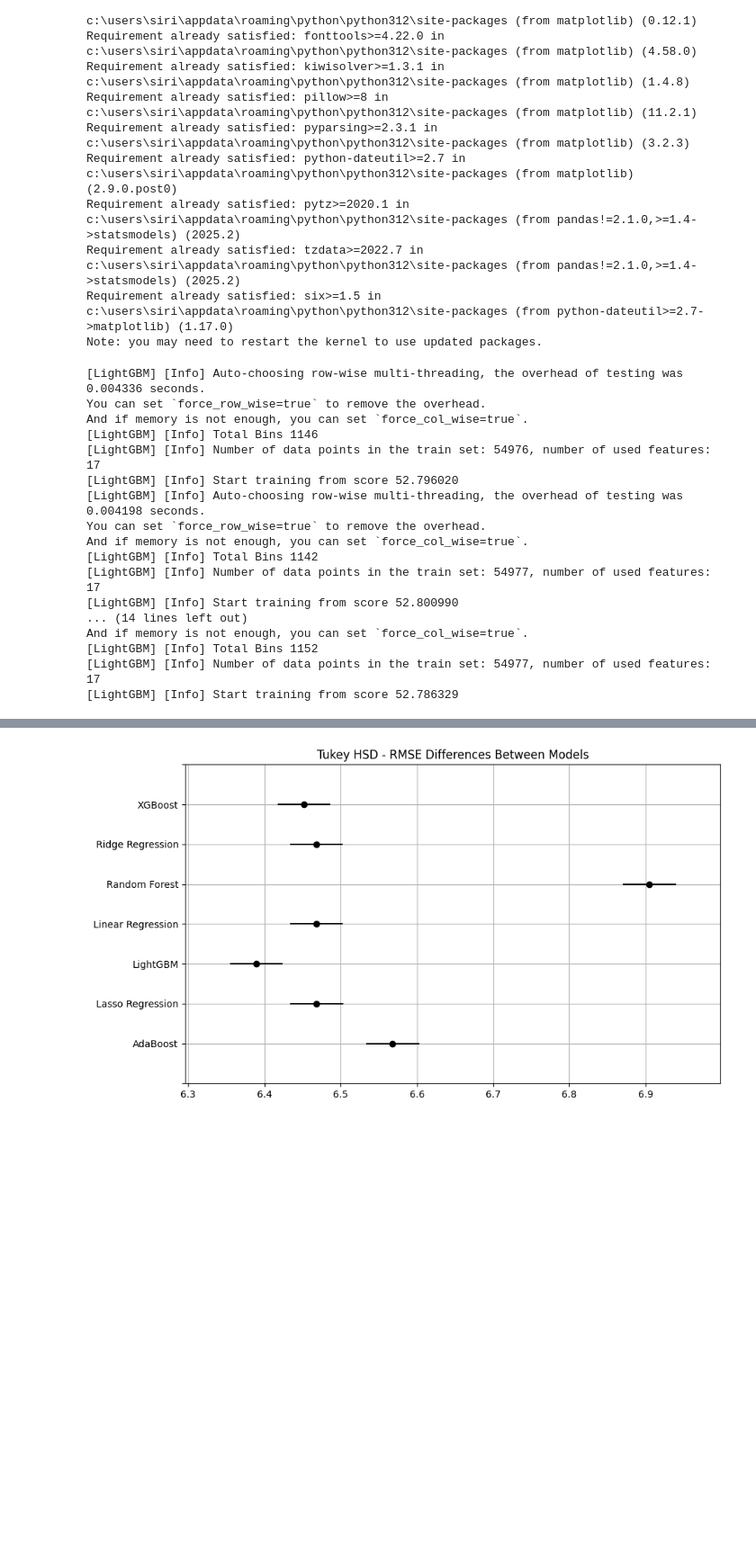
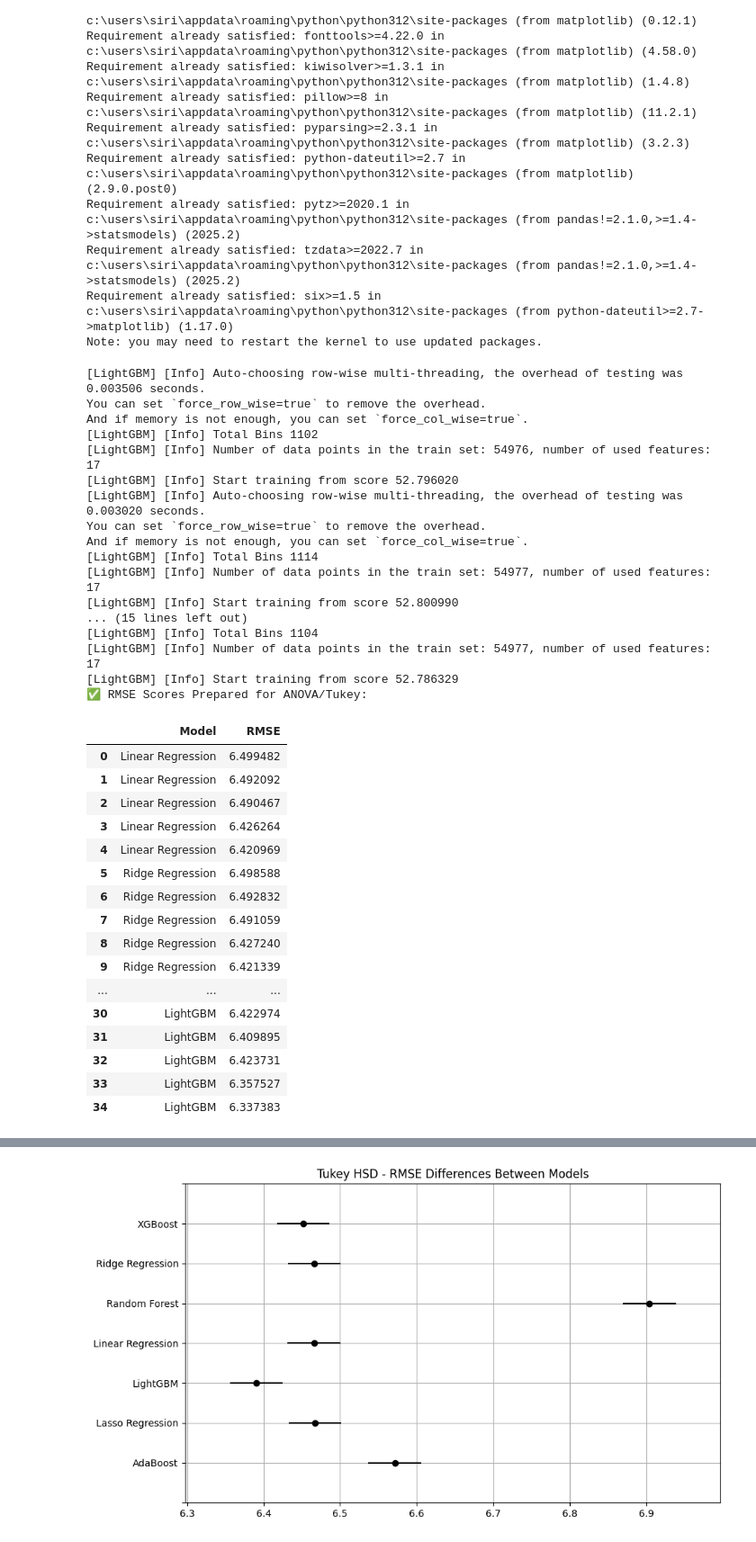
Before and after one commit to uallani/biological_age_predictor, a Jupyter notebook: notebooks/03_Modeling_and_Evaluation.ipynb, the cells around one changed output, grey strips where cells are left out. Shown at 90% size. Saved outputs shown, nothing was run; the diff lists cells and outputs as text; code cells hidden in the pictures; blank space fills up the shorter version.

```diff
--- a/notebooks/03_Modeling_and_Evaluation.ipynb
+++ b/notebooks/03_Modeling_and_Evaluation.ipynb
@@ -214,49 +253,77 @@ from lightgbm import LGBMRegressor
 import pandas as pd
 import numpy as np
 
-# Define RMSE scorer
+# Define RMSE scorer (lower is better)
 rmse_scorer = make_scorer(lambda y_true, y_pred: np.sqrt(mean_squared_error(y_true, y_pred)), greater_is_better=False)
 
-# Define models
-models = {
+# Define models by feature type
+linear_models = {
     'Linear Regression': LinearRegression(),
     'Ridge Regression': Ridge(),
-    'Lasso Regression': Lasso(alpha=0.01),
+    'Lasso Regression': Lasso(alpha=0.01)
+}
+
+tree_models = {
     'Random Forest': RandomForestRegressor(n_estimators=100, random_state=42),
-
     'AdaBoost': AdaBoostRegressor(n_estimators=100, random_state=42),
     'XGBoost': XGBRegressor(n_estimators=100, random_state=42, verbosity=0),
     'LightGBM': LGBMRegressor(n_estimators=100, random_state=42)
 }
 
-# Store RMSE scores across folds
+# Collect RMSE scores for all models
 rmse_scores = []
 
-for name, model in models.items():
-    scores = cross_val_score(model, X, y, cv=5, scoring=rmse_scorer)
+# ➤ Linear models use X_linear (scaled + one-hot)
+for name, model in linear_models.items():
+    scores = cross_val_score(model, X_linear, y, cv=5, scoring=rmse_scorer)
     for score in scores:
         rmse_scores.append({'Model': name, 'RMSE': abs(score)})
 
-# Final DataFrame for ANOVA and Tukey
+# ➤ Tree-based models use X_tree (raw + binary + encoded)
+for name, model in tree_models.items():
+    scores = cross_val_score(model, X_tree, y, cv=5, scoring=rmse_scorer)
+    for score in scores:
+        rmse_scores.append({'Model': name, 'RMSE': abs(score)})
+
+# Final DataFrame for ANOVA/Tukey
 rmse_df = pd.DataFrame(rmse_scores)
+print("✅ RMSE Scores Prepared for ANOVA/Tukey:")
+display(rmse_df)
 # %% [output]
-[LightGBM] [Info] Auto-choosing row-wise multi-threading, the overhead of testing was 0.004336 seconds.
+[LightGBM] [Info] Auto-choosing row-wise multi-threading, the overhead of testing was 0.003506 seconds.
 You can set `force_row_wise=true` to remove the overhead.
 And if memory is not enough, you can set `force_col_wise=true`.
-[LightGBM] [Info] Total Bins 1146
+[LightGBM] [Info] Total Bins 1102
 [LightGBM] [Info] Number of data points in the train set: 54976, number of used features: 17
 [LightGBM] [Info] Start training from score 52.796020
-[LightGBM] [Info] Auto-choosing row-wise multi-threading, the overhead of testing was 0.004198 seconds.
+[LightGBM] [Info] Auto-choosing row-wise multi-threading, the overhead of testing was 0.003020 seconds.
 You can set `force_row_wise=true` to remove the overhead.
 And if memory is not enough, you can set `force_col_wise=true`.
-[LightGBM] [Info] Total Bins 1142
+[LightGBM] [Info] Total Bins 1114
 [LightGBM] [Info] Number of data points in the train set: 54977, number of used features: 17
 [LightGBM] [Info] Start training from score 52.800990
-... (14 lines left out)
-And if memory is not enough, you can set `force_col_wise=true`.
-[LightGBM] [Info] Total Bins 1152
+... (15 lines left out)
+[LightGBM] [Info] Total Bins 1104
 [LightGBM] [Info] Number of data points in the train set: 54977, number of used features: 17
 [LightGBM] [Info] Start training from score 52.786329
+✅ RMSE Scores Prepared for ANOVA/Tukey:
+|  | Model | RMSE |
+| 0 | Linear Regression | 6.499482 |
+| 1 | Linear Regression | 6.492092 |
+| 2 | Linear Regression | 6.490467 |
+| 3 | Linear Regression | 6.426264 |
+| 4 | Linear Regression | 6.420969 |
+| 5 | Ridge Regression | 6.498588 |
+| 6 | Ridge Regression | 6.492832 |
+| 7 | Ridge Regression | 6.491059 |
+| 8 | Ridge Regression | 6.427240 |
+| 9 | Ridge Regression | 6.421339 |
+| ... | ... | ... |
+| 30 | LightGBM | 6.422974 |
+| 31 | LightGBM | 6.409895 |
+| 32 | LightGBM | 6.423731 |
+| 33 | LightGBM | 6.357527 |
+| 34 | LightGBM | 6.337383 |
 # %%
 import statsmodels.api as sm
 from statsmodels.formula.api import ols
```
Also changed, not shown: parts of 26 cells of this notebook, 24 other files.
